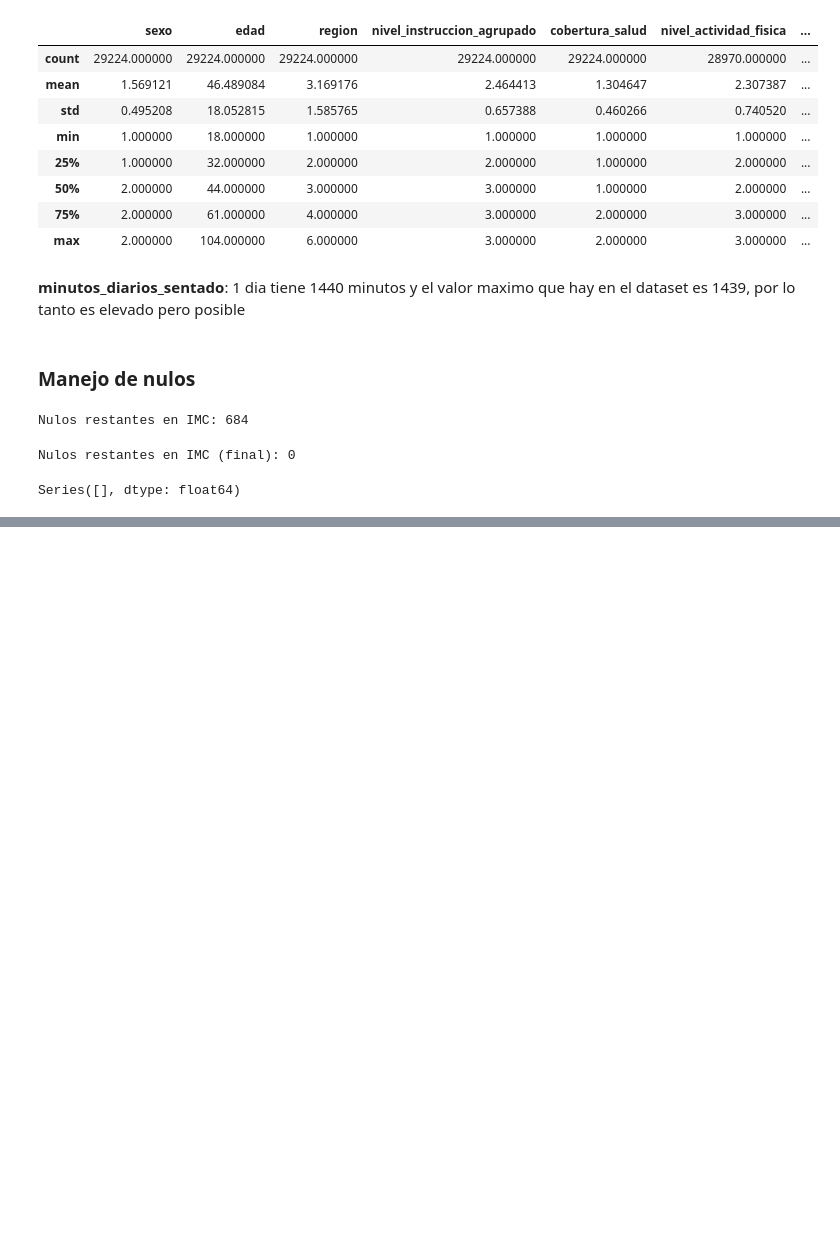
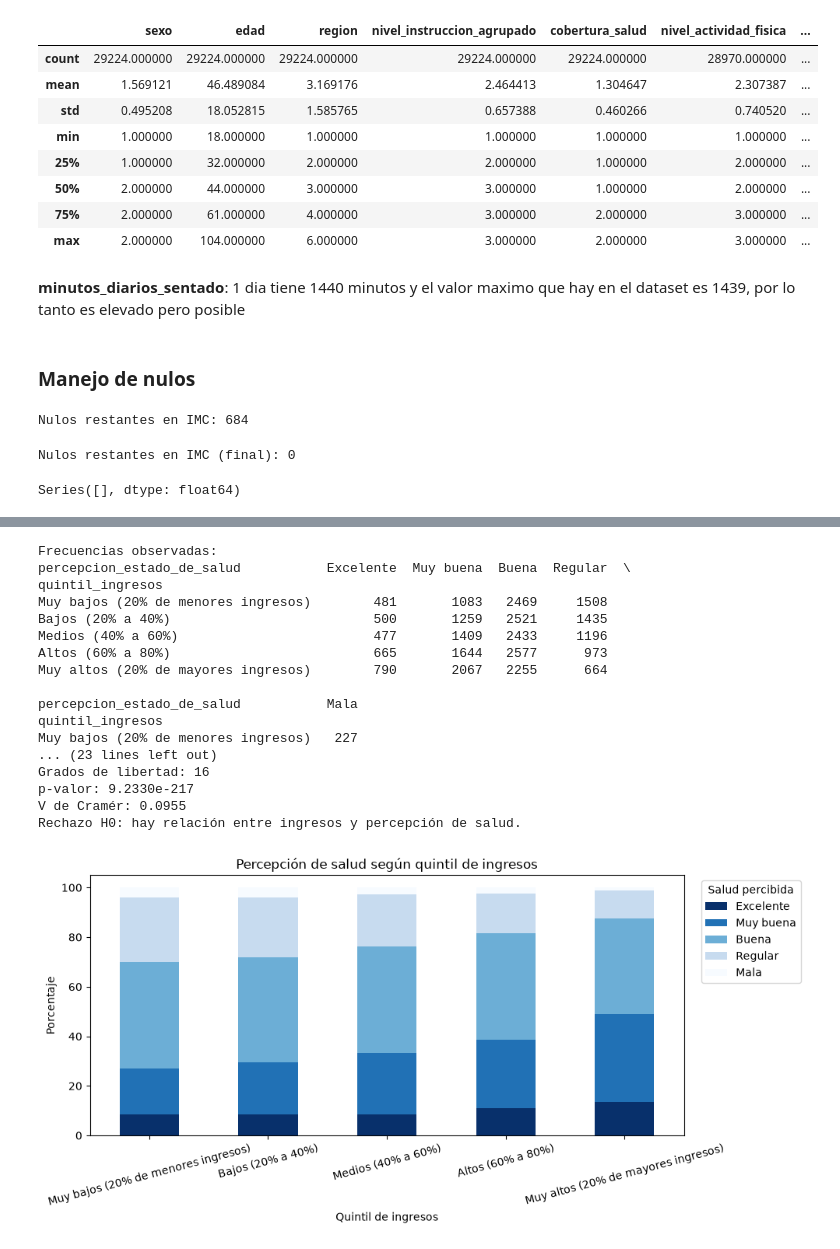
Before and after one commit to Franruaben11/fundamentos-enfr, a Jupyter notebook: analisis_enfr.ipynb, the cells around one changed output, grey strips where cells are left out. Saved outputs shown, nothing was run; the diff lists cells and outputs as text; code cells hidden in the pictures; blank space fills up the shorter version.

```diff
--- a/analisis_enfr.ipynb
+++ b/analisis_enfr.ipynb
@@ -552,0 +650,61 @@ Series([], dtype: float64)
+# %%
+alpha = 0.05
+x = df["quintil_ingresos"].map(mapeo_categorias["quintil_ingresos"])
+y = df["percepcion_estado_de_salud"].map(mapeo_categorias["percepcion_estado_de_salud"])
+
+orden_q = list(mapeo_categorias["quintil_ingresos"].values())
+orden_s = list(mapeo_categorias["percepcion_estado_de_salud"].values())
+
+# Tabla de contingencia
+tabla = pd.crosstab(x, y).loc[orden_q, orden_s]
+tabla_pct = pd.crosstab(x, y, normalize="index").loc[orden_q, orden_s] * 100
+
+print("Frecuencias observadas:")
+print(tabla)
+print("\nPorcentajes por quintil de ingresos:")
+print(tabla_pct.round(2))
+
+# Test Chi-cuadrado
+chi2, p_val, dof, esperados = stats.chi2_contingency(tabla)
+n_total = tabla.values.sum()
+k = min(tabla.shape) - 1
+cramer_v = np.sqrt(chi2 / (n_total * k))
+
+print(f"\nChi-cuadrado: {chi2:.2f}")
+print(f"Grados de libertad: {dof}")
+print(f"p-valor: {p_val:.4e}")
+print(f"V de Cramér: {cramer_v:.4f}")
+
+if p_val < alpha:
+    print("Rechazo H0: hay relacion entre ingresos y percepcion de salud.")
+else:
+    print("No rechazo H0: las variables son independientes.")
+
+# Grafico de barras apiladas al 100%
+tabla_pct.plot(kind="bar", stacked=True, figsize=(10, 5), colormap="Blues_r")
+plt.title("Percepcion de salud segun quintil de ingresos")
+plt.xlabel("Quintil de ingresos")
+plt.ylabel("Porcentaje")
+plt.legend(bbox_to_anchor=(1.02, 1), loc="upper left", title="Salud percibida")
+plt.xticks(rotation=15)
+plt.tight_layout()
+plt.show()
+# %% [output]
+Frecuencias observadas:
+percepcion_estado_de_salud           Excelente  Muy buena  Buena  Regular  \
+quintil_ingresos
+Muy bajos (20% de menores ingresos)        481       1083   2469     1508
+Bajos (20% a 40%)                          500       1259   2521     1435
+Medios (40% a 60%)                         477       1409   2433     1196
+Altos (60% a 80%)                          665       1644   2577      973
+Muy altos (20% de mayores ingresos)        790       2067   2255      664
+
+percepcion_estado_de_salud           Mala
+quintil_ingresos
+Muy bajos (20% de menores ingresos)   227
+... (23 lines left out)
+Grados de libertad: 16
+p-valor: 9.2330e-217
+V de Cramér: 0.0955
+Rechazo H0: hay relación entre ingresos y percepción de salud.
+[figure, added]
```
Also changed, not shown: parts of 45 cells of this notebook.
